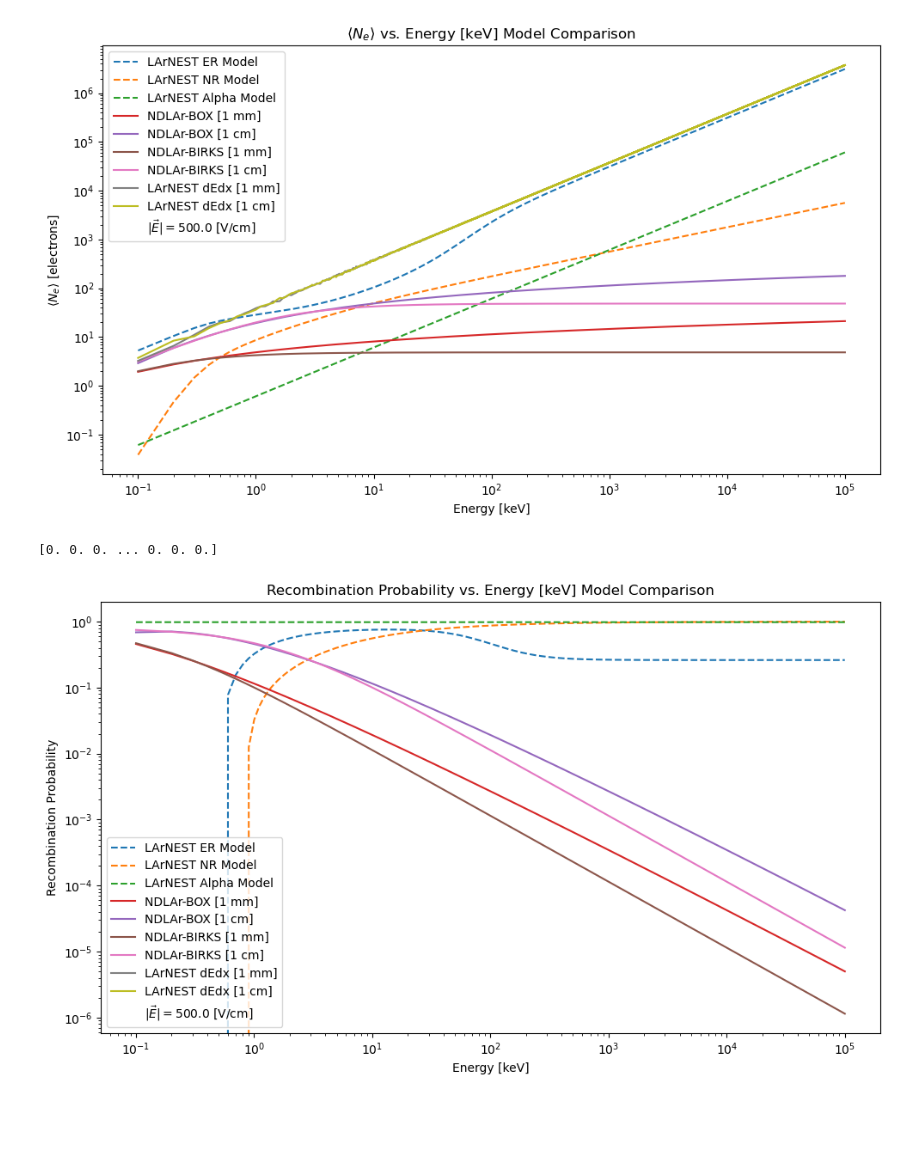
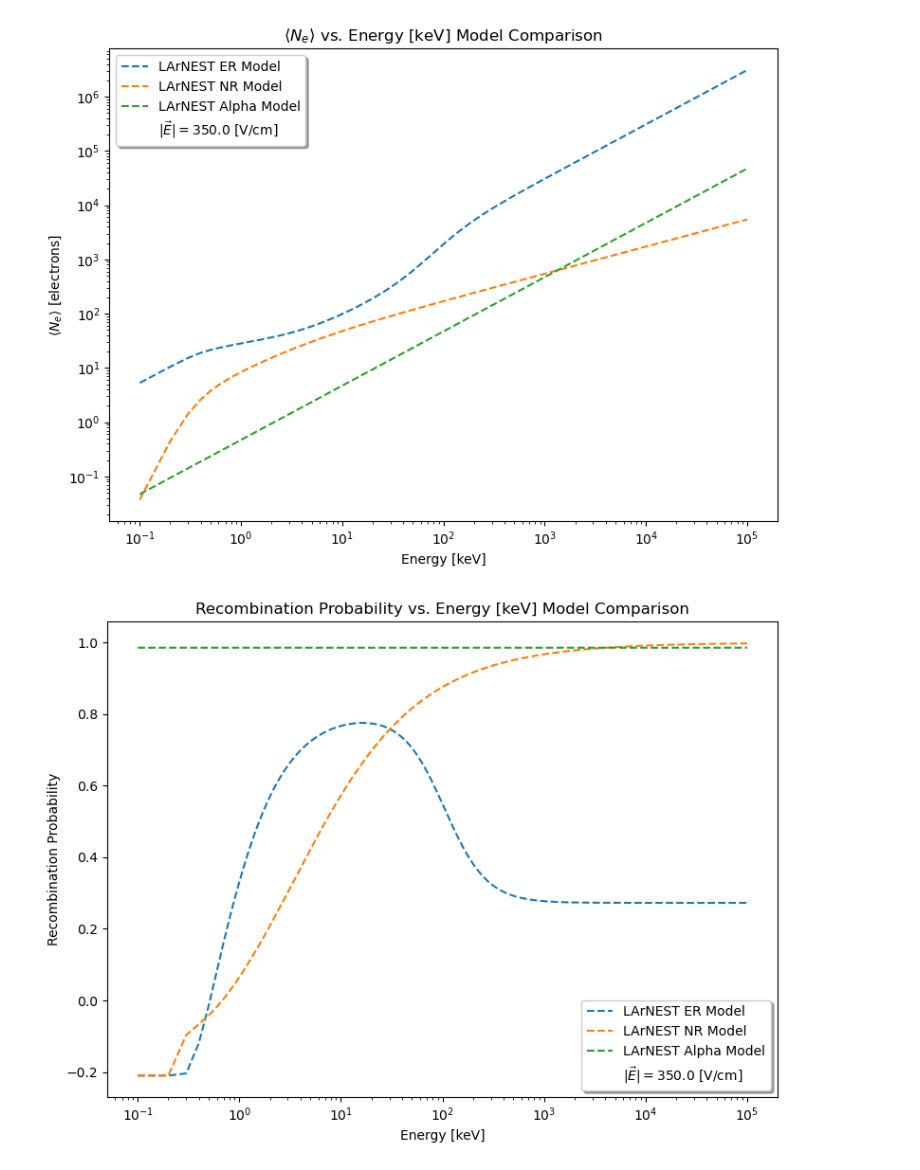
Before and after one commit to NESTCollaboration/larnestpy, a Jupyter notebook: notebooks/ModelComparison.ipynb, the cells around one changed output. Drawn from its saved outputs; the diff is of its cells as text; code cells hidden in the pictures; blank space fills up the shorter version.

```diff
--- a/notebooks/ModelComparison.ipynb
+++ b/notebooks/ModelComparison.ipynb
@@ -11,27 +84,34 @@ import larnestpy
 # density in g/cm^3
 
 energy_range = np.linspace(0.1, 100000.0, 1000000)
-efield = 500.0
+efield = 350.0
 density = 1.393
 # %%
 calc = larnestpy.LArNEST()
+# box_parameters = larnestpy.BOXParameters()
+# box_parameters.alpha = 1.0
+# box_parameters.beta = 0.30
+# calc.set_box_parameters(box_parameters)
+
+# birks_parameters = larnestpy.BIRKSParameters()
+# birks_parameters.Ab = 0.87
+# birks_parameters.kb = 0.045
+# calc.set_birks_parameters(birks_parameters)
+
+dedx_parameters = larnestpy.LArdEdxParameters()
+dedx_parameters.c = 0.85
+calc.set_dedx_parameters(dedx_parameters)
 
 @np.vectorize
 def calculate(calc, interaction, energy, dx, efield, density):
     return calc.full_calculation(interaction, energy, dx, efield, density, False)
 # %%
-larnest_results_er = calculate(calc, larnestpy.ER, energy_range, 0.01, efield, density)
-larnest_results_nr = calculate(calc, larnestpy.NR, energy_range, 0.01, efield, density)
-larnest_results_alpha = calculate(calc, larnestpy.Alpha, energy_range, 0.01, efield, density)
-
-ndlar_box_results_1mm = calculate(calc, larnestpy.BOX, energy_range, 0.01, efield, density)
-ndlar_box_results_1cm = calculate(calc, larnestpy.BOX, energy_range, 0.1, efield, density)
-
-ndlar_birks_results_1mm = calculate(calc, larnestpy.BIRKS, energy_range, 0.01, efield, density)
-ndlar_birks_results_1cm = calculate(calc, larnestpy.BIRKS, energy_range, 0.1, efield, density)
-
-dedx_results_1mm = calculate(calc, larnestpy.dEdx, energy_range, 0.01, efield, density)
-dedx_results_1cm = calculate(calc, larnestpy.dEdx, energy_range, 0.1, efield, density)
+larnest_results_er = calculate(calc, larnestpy.ER, energy_range, 1.0, efield, density)
+larnest_results_nr = calculate(calc, larnestpy.NR, energy_range, 1.0, efield, density)
+larnest_results_alpha = calculate(calc, larnestpy.Alpha, energy_range, 1.0, efield, density)
+ndlar_box_results = calculate(calc, larnestpy.BOX, energies * 1e3, dx, efield, density)
+ndlar_birks_results = calculate(calc, larnestpy.BIRKS, energies * 1e3, dx, efield, density)
+dedx_results = calculate(calc, larnestpy.dEdx, energies * 1e3, dx, efield, density)
 # %%
 larnest_ne_er = np.array([larnest_results_er[ii].yields.Ne for ii in range(len(larnest_results_er))])
 larnest_nph_er = np.array([larnest_results_er[ii].yields.Nph for ii in range(len(larnest_results_er))])
@@ -92,43 +155,31 @@ plt.tight_layout()
 # %%
-fig, axs = plt.subplots(figsize=(10,6))
+fig, axs = plt.subplots(figsize=(8,6))
 axs.plot(energy_range, larnest_ne_er, label="LArNEST ER Model", linestyle='--')
 axs.plot(energy_range, larnest_ne_nr, label="LArNEST NR Model", linestyle='--')
 axs.plot(energy_range, larnest_ne_alpha, label="LArNEST Alpha Model", linestyle='--')
-axs.plot(energy_range, ndlar_box_ne_1mm, label="NDLAr-BOX [1 mm]")
-axs.plot(energy_range, ndlar_box_ne_1cm, label="NDLAr-BOX [1 cm]")
-axs.plot(energy_range, ndlar_birks_ne_1mm, label="NDLAr-BIRKS [1 mm]")
-axs.plot(energy_range, ndlar_birks_ne_1cm, label="NDLAr-BIRKS [1 cm]")
-axs.plot(energy_range, dedx_ne_1mm, label="LArNEST dEdx [1 mm]")
-axs.plot(energy_range, dedx_ne_1cm, label="LArNEST dEdx [1 cm]")
 axs.scatter([],[],label=r"$|\vec{E}| = $"+f"{efield} [V/cm]", marker='')
 axs.set_yscale("log")
 axs.set_xscale("log")
 axs.set_xlabel("Energy [keV]")
+# axs.set_xlim(1, 100)
 axs.set_ylabel(r"$\langle N_{e}\rangle$" + f" [electrons]")
 plt.title(r"$\langle N_{e}\rangle$" + f" vs. Energy [keV] Model Comparison")
-plt.legend()
+plt.legend(shadow=True)
 plt.tight_layout()
 # %% [output]
-[figure, old version]
+[figure, new version]
 # %%
-fig, axs = plt.subplots(figsize=(10,6))
+fig, axs = plt.subplots(figsize=(8,6))
 axs.plot(energy_range, larnest_rp_er, label="LArNEST ER Model", linestyle='--')
 axs.plot(energy_range, larnest_rp_nr, label="LArNEST NR Model", linestyle='--')
 axs.plot(energy_range, larnest_rp_alpha, label="LArNEST Alpha Model", linestyle='--')
-axs.plot(energy_range, ndlar_box_rp_1mm, label="NDLAr-BOX [1 mm]")
-axs.plot(energy_range, ndlar_box_rp_1cm, label="NDLAr-BOX [1 cm]")
-axs.plot(energy_range, ndlar_birks_rp_1mm, label="NDLAr-BIRKS [1 mm]")
-axs.plot(energy_range, ndlar_birks_rp_1cm, label="NDLAr-BIRKS [1 cm]")
-axs.plot(energy_range, dedx_rp_1mm, label="LArNEST dEdx [1 mm]")
-axs.plot(energy_range, dedx_rp_1cm, label="LArNEST dEdx [1 cm]")
 axs.scatter([],[],label=r"$|\vec{E}| = $"+f"{efield} [V/cm]", marker='')
-axs.set_yscale("log")
+#axs.set_yscale("log")
 axs.set_xscale("log")
 axs.set_xlabel("Energy [keV]")
 axs.set_ylabel("Recombination Probability")
 plt.title(f"Recombination Probability vs. Energy [keV] Model Comparison")
-plt.legend()
+plt.legend(shadow=True)
 plt.tight_layout()
 # %% [output]
-[0. 0. 0. ... 0. 0. 0.]
-[figure, old version]
+[figure, new version]
```
Also changed, not shown: parts of 9 cells of this notebook, 19 other files.
